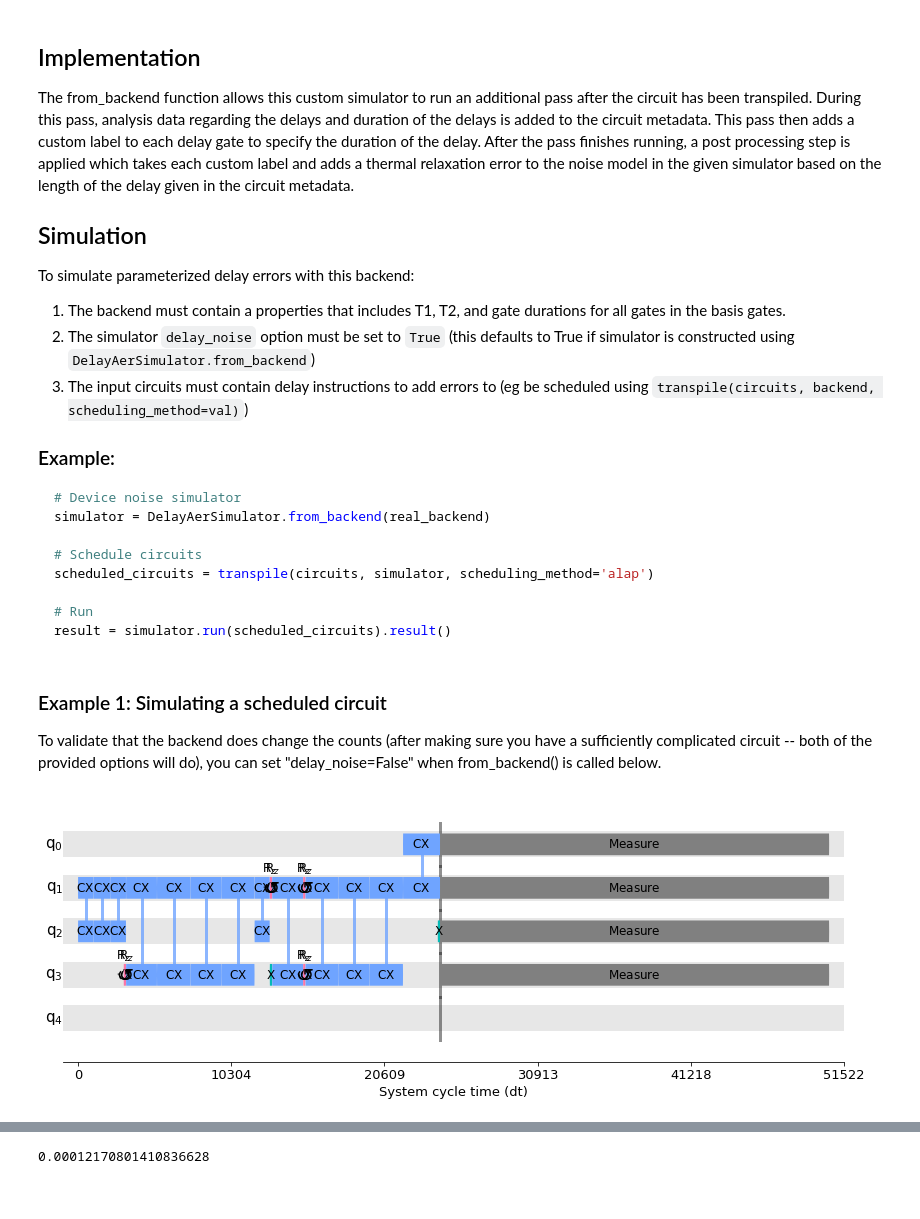
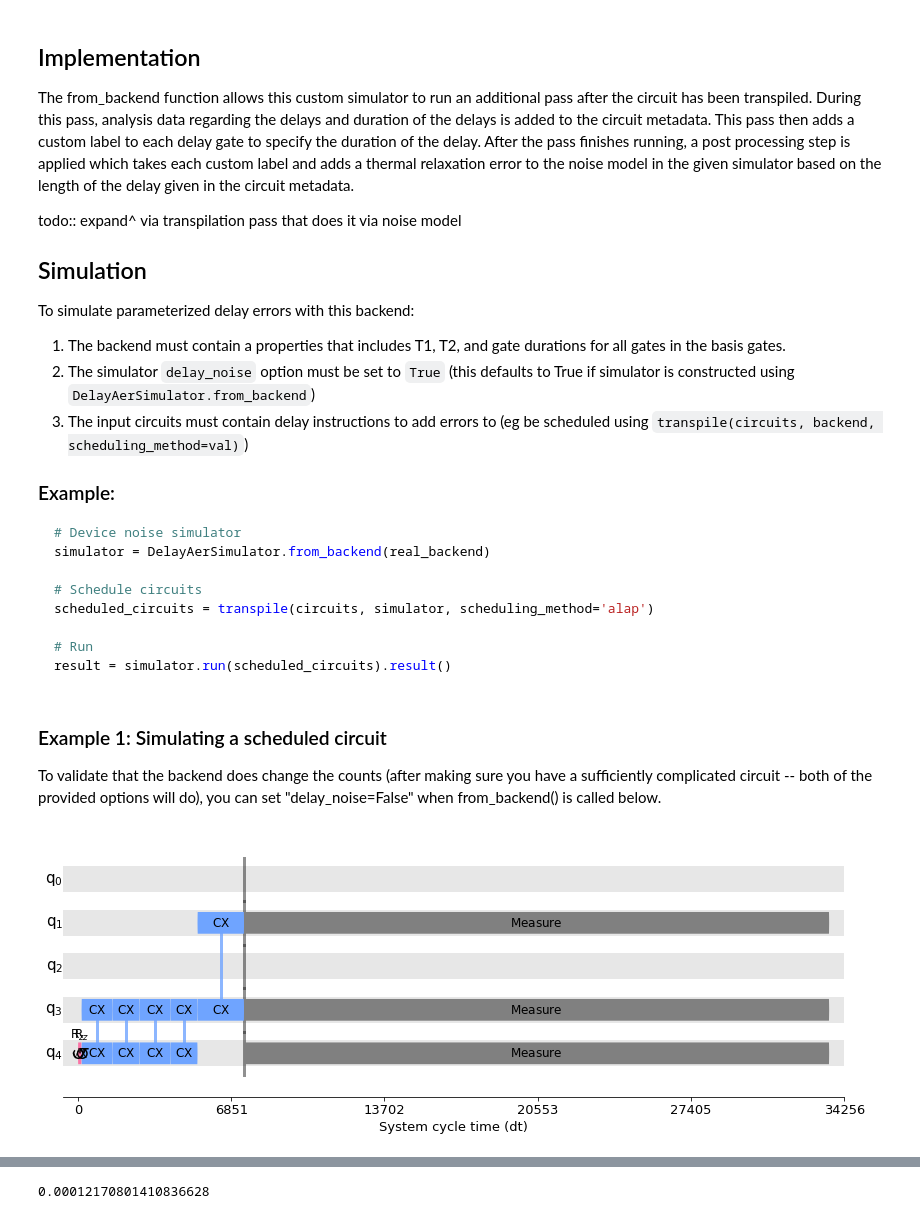
Before and after one commit to etdickey/RelaxationAndCrossTalkError, a Jupyter notebook: DelayErrorModeling.ipynb, the cells around one changed output, grey strips where cells are left out. Cells and saved outputs as stored; diff of their text form; code cells hidden in the pictures.

```diff
--- a/DelayErrorModeling.ipynb
+++ b/DelayErrorModeling.ipynb
@@ -58,6 +50,9 @@ ancilla_0 -> 4 ┤ DELAY(19840[dt]) ├─────────────
 ## Implementation
 
 The from_backend function allows this custom simulator to run an additional pass after the circuit has been transpiled.  During this pass, analysis data regarding the delays and duration of the delays is added to the circuit metadata.  This pass then adds a custom label to each delay gate to specify the duration of the delay.  After the pass finishes running, a post processing step is applied which takes each custom label and adds a thermal relaxation error to the noise model in the given simulator based on the length of the delay given in the circuit metadata.
+
+todo:: expand^
+via transpilation pass that does it via noise model
 
 ## Simulation
 
@@ -297,39 +292,39 @@ To validate that the backend does change the counts (after making sure you have
 # %%
 from qiskit import QuantumCircuit, transpile
 from qiskit.test import mock
 
 # Simulator backend
 target_backend = mock.FakeVigo()
 backend = DelayAerSimulator.from_backend(target_backend,
                                          noise_model=None,
 #                                          delay_noise=False,
                                         )
 properties = backend.properties()
 
 #Make a cirucit
 ##opt1: simple GHZ state
-# qc = QuantumCircuit(3)
+qc = QuantumCircuit(3)
+qc.h(0)
+qc.cx(0, 1)
+qc.cx(0, 2)
+qc.measure_all()
+##opt2: complicated mess
+# qc = QuantumCircuit(4)
 # qc.h(0)
 # qc.cx(0, 1)
+# qc.x(1)
 # qc.cx(0, 2)
+# qc.x(2)
+# qc.cz(1, 0)
+# qc.h(1)
+# qc.cx(1, 3)
 # qc.measure_all()
-##opt2: complicated mess
-qc = QuantumCircuit(4)
-qc.h(0)
-qc.cx(0, 1)
-qc.x(1)
-qc.cx(0, 2)
-qc.x(2)
-qc.cz(1, 0)
-qc.h(1)
-qc.cx(1, 3)
-qc.measure_all()
 
 # Schedule
 sched_circ = transpile(qc, backend, scheduling_method='alap')
 draw(sched_circ)
 # %% [output]
-[figure, old version]
+[figure, new version]
 # %%
 sched_circ.draw(fold=-1)
 # %% [output]
```
Also changed, not shown: parts of 11 cells of this notebook, 3 other files.
